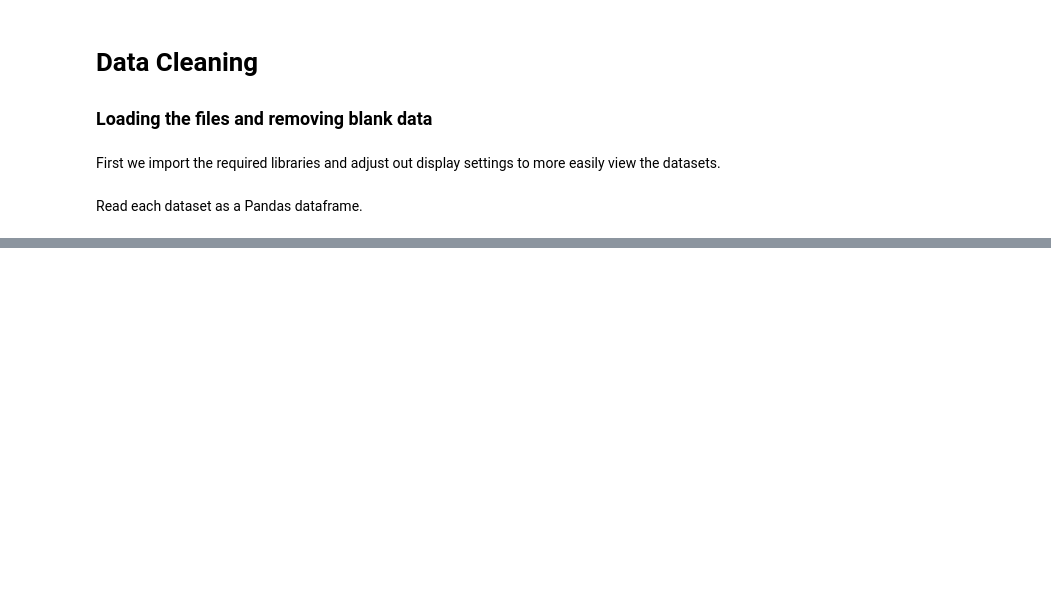
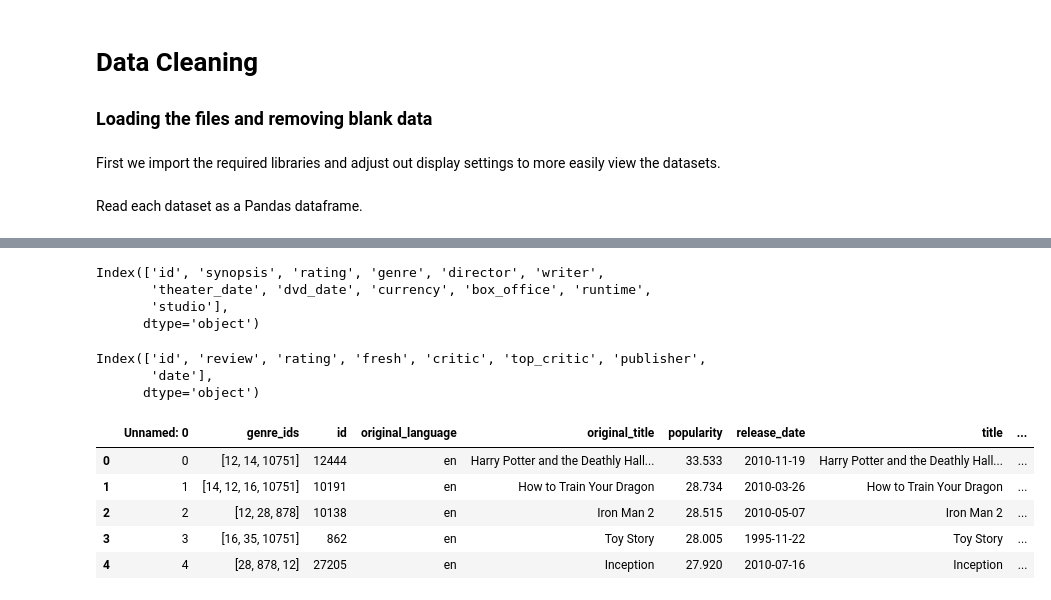
Before and after one commit to KelliExMachina/mod_1_movie, a Jupyter notebook: data_cleaning.ipynb, the cells around one changed output, grey strips where cells are left out. Saved outputs shown, nothing was run; the diff lists cells and outputs as text; code cells hidden in the pictures; blank space fills up the shorter version.

Commit message:
Add update to readme.md and data cleaning ipynb

```diff
--- a/data_cleaning.ipynb
+++ b/data_cleaning.ipynb
@@ -74,0 +14,18 @@ df_nb.shape
+# %%
+df_bom = pd.read_csv('data/bom.movie_gross.csv')
+
+df_iname = pd.read_csv('data/imdb.name.basics.csv')
+df_iakas = pd.read_csv('data/imdb.title.akas.csv')
+df_ititlebas = pd.read_csv('data/imdb.title.basics.csv')
+df_ititlecrew = pd.read_csv('data/imdb.title.crew.csv')
+df_ititlepri = pd.read_csv('data/imdb.title.principals.csv')
+df_ititlerate = pd.read_csv('data/imdb.title.ratings.csv')
+
+df_imovtxt = pd.read_csv('data/rt.movie_info.tsv', delimiter='\t') # utf-8 is default
+df_ireviewtxt = pd.read_csv('data/rt.reviews.tsv', sep='\t',  encoding='ISO-8859-1', low_memory=False)
+
+df_rtmov = pd.read_csv('data/tmdb.movies.csv') # utf-8 is default
+df_rt_budget = pd.read_csv('data/tn.movie_budgets.csv') # utf-8 is default
+
+
+# df_copy = df.copy() # make a copy of the data in the event we clobber
@@ -74,0 +277,22 @@ df_nb.shape
+# %%
+df_imovtxt.columns
+# %% [output]
+Index(['id', 'synopsis', 'rating', 'genre', 'director', 'writer',
+       'theater_date', 'dvd_date', 'currency', 'box_office', 'runtime',
+       'studio'],
+      dtype='object')
+# %%
+df_ireviewtxt.columns
+# %% [output]
+Index(['id', 'review', 'rating', 'fresh', 'critic', 'top_critic', 'publisher',
+       'date'],
+      dtype='object')
+# %%
+df_rtmov.head()
+# %% [output]
+|  | Unnamed: 0 | genre_ids | id | original_language | original_title | popularity | release_date | title | ... |
+| 0 | 0 | [12, 14, 10751] | 12444 | en | Harry Potter and the Deathly Hall... | 33.533 | 2010-11-19 | Harry Potter and the Deathly Hall... | ... |
+| 1 | 1 | [14, 12, 16, 10751] | 10191 | en | How to Train Your Dragon | 28.734 | 2010-03-26 | How to Train Your Dragon | ... |
+| 2 | 2 | [12, 28, 878] | 10138 | en | Iron Man 2 | 28.515 | 2010-05-07 | Iron Man 2 | ... |
+| 3 | 3 | [16, 35, 10751] | 862 | en | Toy Story | 28.005 | 1995-11-22 | Toy Story | ... |
+| 4 | 4 | [28, 878, 12] | 27205 | en | Inception | 27.920 | 2010-07-16 | Inception | ... |
```
Also changed, not shown: parts of 50 cells of this notebook.
